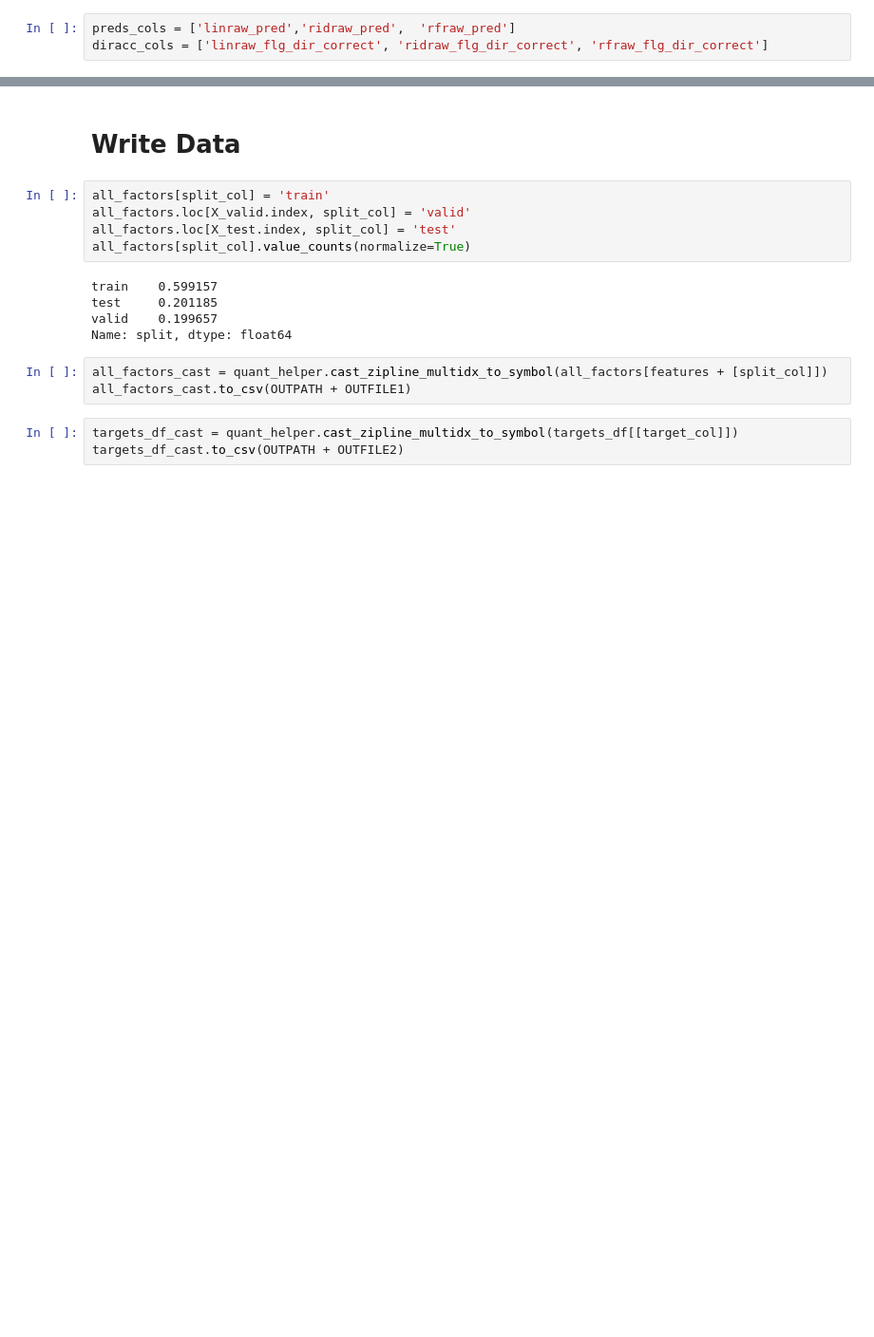
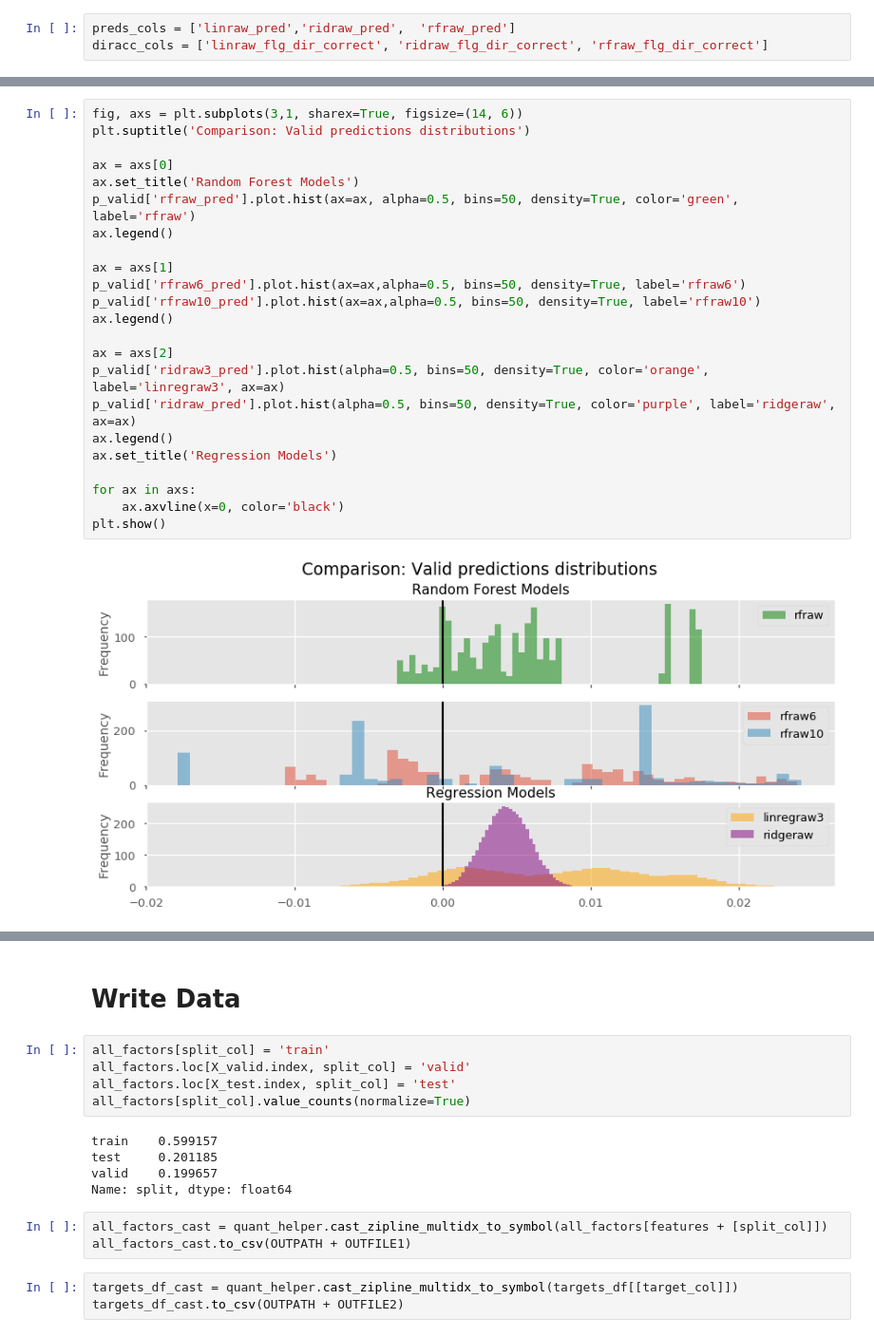
Before and after one commit to manualrg/dslab-ai-for-trading, a Jupyter notebook: alpha_factors/11_alphaml_regmodbuild.ipynb, the cells around one changed output, grey strips where cells are left out. Shown at 95% size. Saved outputs shown, nothing was run; the diff lists cells and outputs as text; blank space fills up the shorter version.

```diff
--- a/alpha_factors/11_alphaml_regmodbuild.ipynb
+++ b/alpha_factors/11_alphaml_regmodbuild.ipynb
@@ -236,3 +258,28 @@ p_valid.groupby(p_valid['y_true']>0)[diracc_cols].mean()
+# %%
+fig, axs = plt.subplots(3,1, sharex=True, figsize=(14, 6))
+plt.suptitle('Comparison: Valid predictions distributions')
+
+ax = axs[0]
+ax.set_title('Random Forest Models')
+p_valid['rfraw_pred'].plot.hist(ax=ax, alpha=0.5, bins=50, density=True, color='green', label='rfraw')
+ax.legend()
+
+ax = axs[1]
+p_valid['rfraw6_pred'].plot.hist(ax=ax,alpha=0.5, bins=50, density=True, label='rfraw6')
+p_valid['rfraw10_pred'].plot.hist(ax=ax,alpha=0.5, bins=50, density=True, label='rfraw10')
+ax.legend()
+
+ax = axs[2]
+p_valid['ridraw3_pred'].plot.hist(alpha=0.5, bins=50, density=True, color='orange', label='linregraw3', ax=ax)
+p_valid['ridraw_pred'].plot.hist(alpha=0.5, bins=50, density=True, color='purple', label='ridgeraw', ax=ax)
+ax.legend()
+ax.set_title('Regression Models')
+
+for ax in axs:
+    ax.axvline(x=0, color='black')
+plt.show()
+# %% [output]
+[figure, added]
 # %%
 fig, axs = plt.subplots(1,2, sharex=True, figsize=(14, 6))
 plt.suptitle('Predicted Returns Distributions')
```
Also changed, not shown: parts of 27 cells of this notebook.
